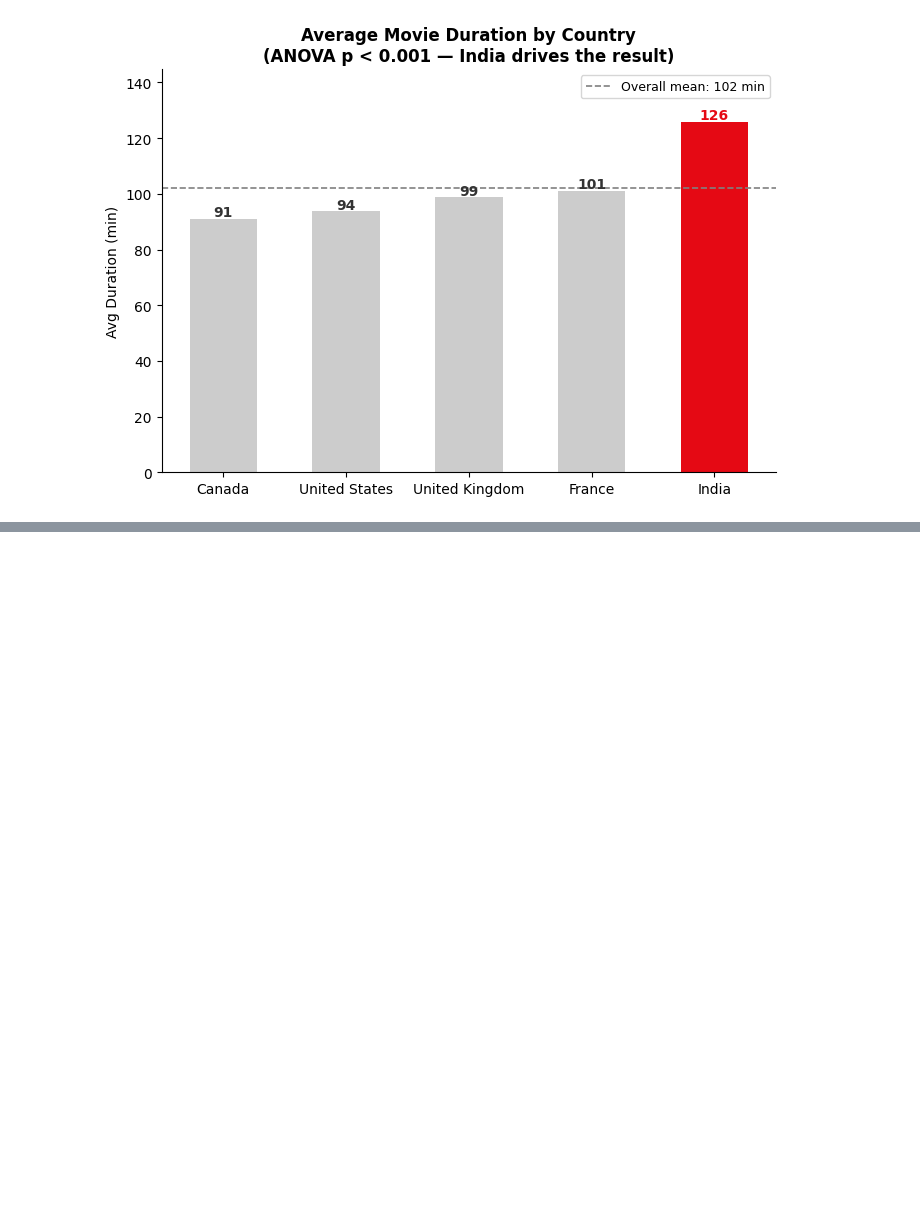
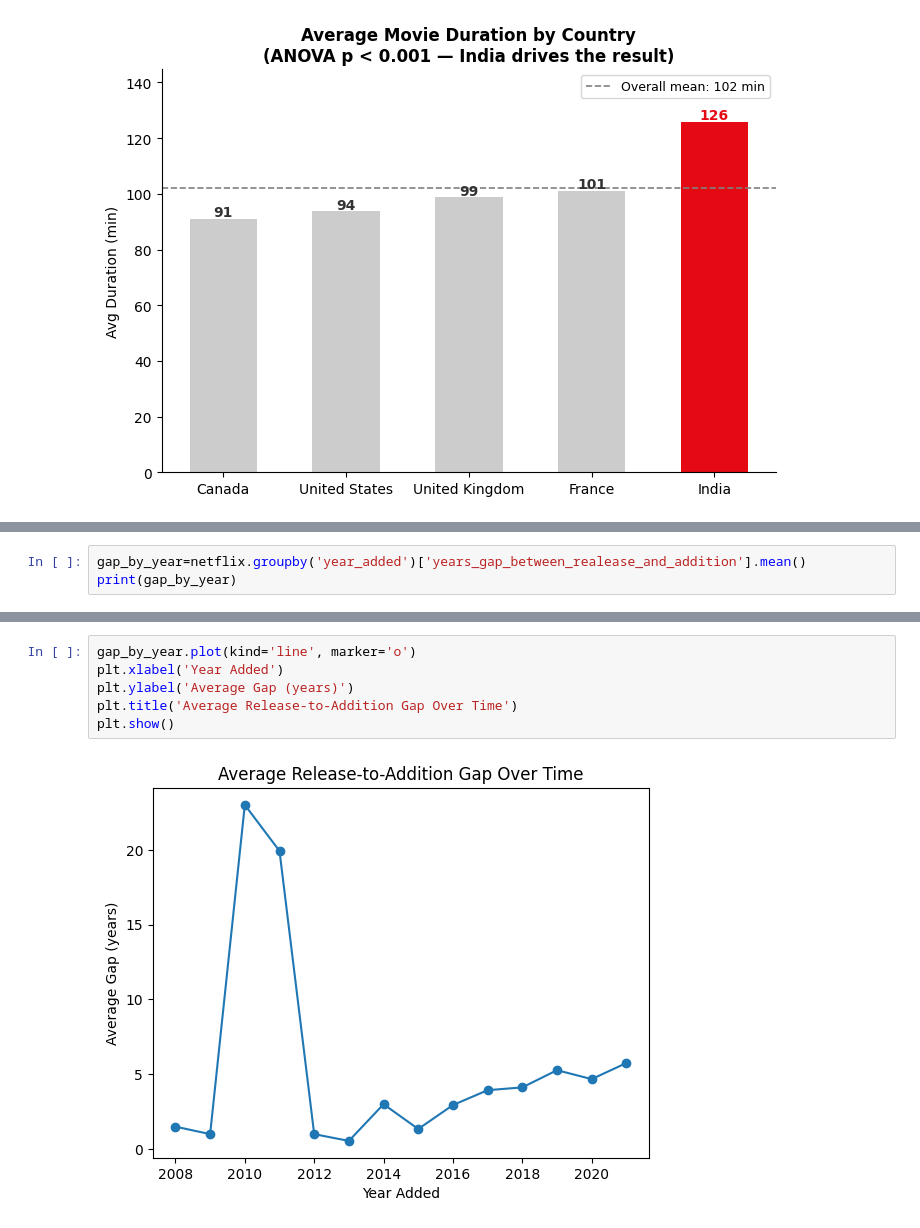
Before and after one commit to arnavvpareek/Netflix-EDA, a Jupyter notebook: notebooks/netflix_eda.ipynb, the cells around one changed output, grey strips where cells are left out. Saved outputs shown, nothing was run; the diff lists cells and outputs as text; blank space fills up the shorter version.

```diff
--- a/notebooks/netflix_eda.ipynb
+++ b/notebooks/netflix_eda.ipynb
@@ -897,0 +917,3 @@ plt.show()
+# %%
+gap_by_year=netflix.groupby('year_added')['years_gap_between_realease_and_addition'].mean()
+print(gap_by_year)
@@ -897,0 +937,8 @@ plt.show()
+# %%
+gap_by_year.plot(kind='line', marker='o')
+plt.xlabel('Year Added')
+plt.ylabel('Average Gap (years)')
+plt.title('Average Release-to-Addition Gap Over Time')
+plt.show()
+# %% [output]
+[figure, added]
```
Also changed, not shown: parts of 16 cells of this notebook.
